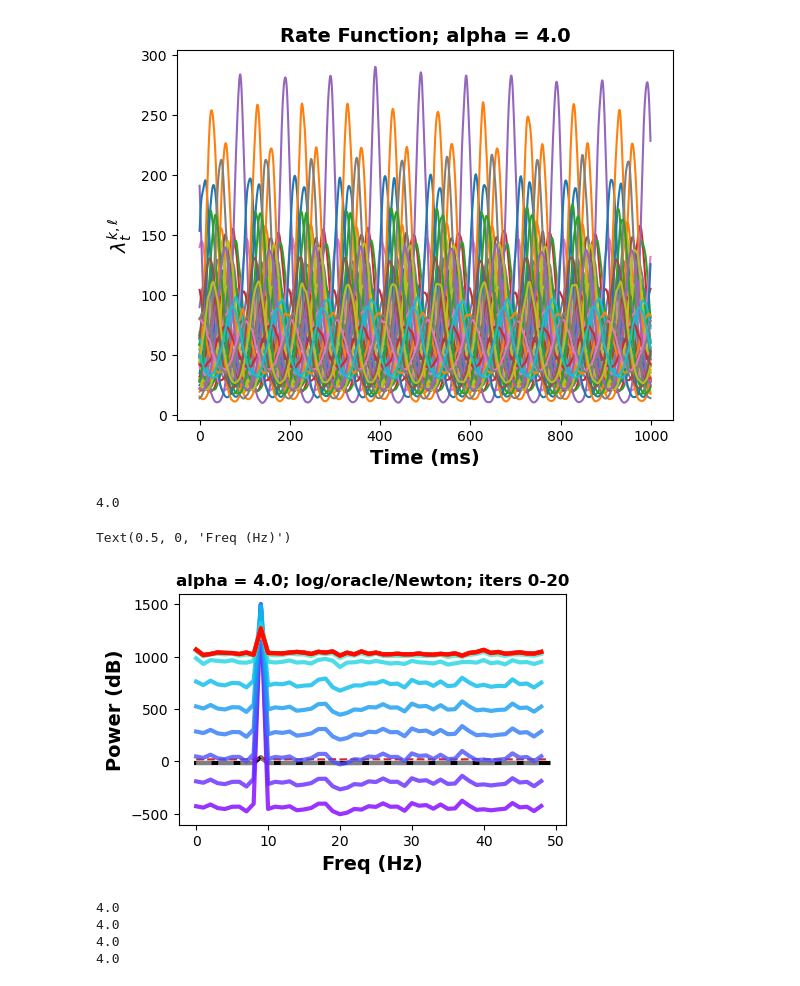
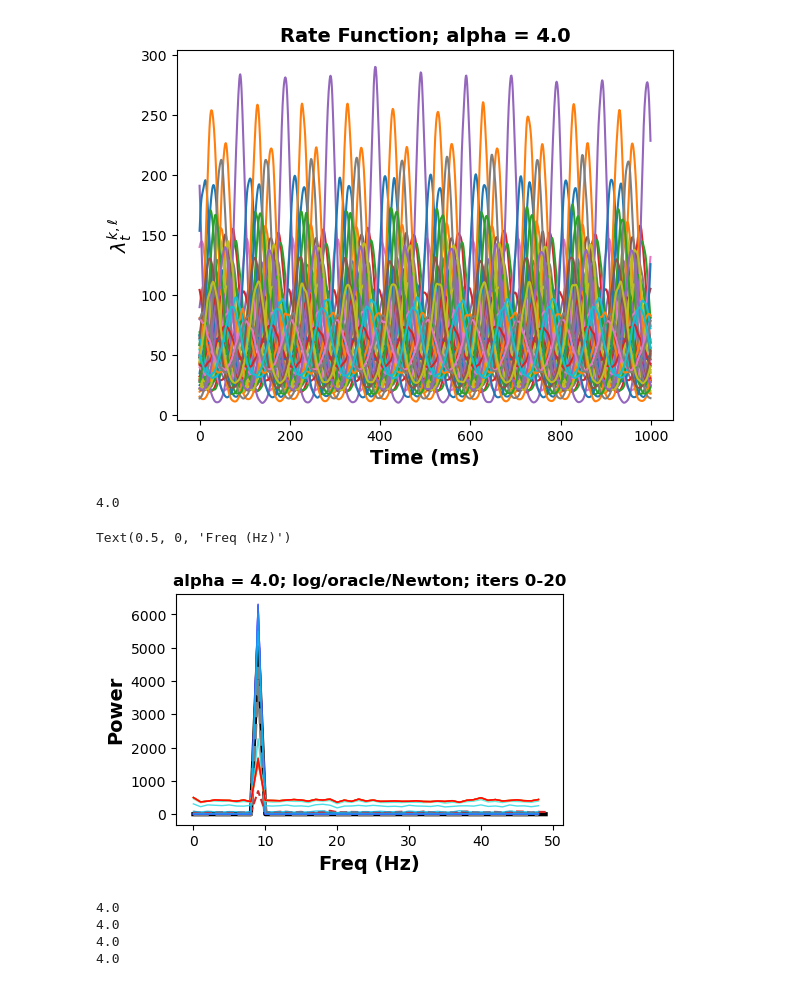
Before and after one commit to Stephen-Lab-BU/sgc, a Jupyter notebook: experiments/sgc-loglink-poisson-delta/alg_testing_fixed_gamma_optim_test.ipynb, the cells around one changed output. Drawn from its saved outputs; the diff is of its cells as text; code cells hidden in the pictures.

```diff
--- a/experiments/sgc-loglink-poisson-delta/alg_testing_fixed_gamma_optim_test.ipynb
+++ b/experiments/sgc-loglink-poisson-delta/alg_testing_fixed_gamma_optim_test.ipynb
@@ -170,7 +170,7 @@ track += 0
 
 
 print(alpha)
-logS = True
+logS = False
 alpha_dict = get_alpha_data(alpha, logS, link, init_type, optim_type, track=track)
 S_true = alpha_dict['S']['true']
 S_oracle = alpha_dict['S']['oracle']
@@ -185,36 +185,36 @@ S_init = alpha_dict['S']['init']
 
 ax.plot(S_true, color='k', label='true', linewidth=3)
 ax.plot(S_init, '--', color='tab:grey', label='init', linewidth=3)
 # ax.plot(S_oracle, color='tab:green', label='direct')
 ax.plot(S_naive, linestyle='--', color='tab:red', label='naive')
 
 
 if track is None:
     S_model = alpha_dict['S']['model']
-    ax.plot(S_model, color='tab:blue', linewidth=3, label='model')
+    ax.plot(S_model, color='tab:blue', linewidth=1, label='model')
     ax.set_title(f'alpha = {alpha}', fontweight='bold', fontsize=14)
 else:
     S_model_list = alpha_dict['S']['model']
     color = plt.cm.rainbow(np.linspace(0, 1, len(S_model_list)))
     # for i, c in enumerate(color):
     # plt.plot(x, y, c=c)
     for e, c in enumerate(color):
-        ax.plot(S_model_list[e]*(delta**2*(2*np.pi)**2), color=c, linewidth=3, alpha=0.8)
+        ax.plot(S_model_list[e], color=c, linewidth=1, alpha=0.8)
     ax.set_title(f'alpha = {alpha}; {link}/{init_type}/{optim_type}; iters {track[0]}-{track[1]}', fontweight='bold', fontsize=12)
 
 if logS is False:
     ax.set_ylabel(f'Power', fontweight='bold', fontsize=14)
 else:
     ax.set_ylabel(f'Power (dB)', fontweight='bold', fontsize=14)
 ax.set_xlabel('Freq (Hz)', fontweight='bold', fontsize=14)
 # if k == 3:
     # low = np.round(math.floor((1/Ks[k]) * 10)*(1/10),3)
     # ax[i1,i2].set_ylim([low, 1])
 # ax.set_ylim([1e4,1e8])
 # %% [output]
 4.0
 Text(0.5, 0, 'Freq (Hz)')
-[figure, old version]
+[figure, new version]
 # %%
 logS = False
 alpha = 4.0
```
Also changed, not shown: 34 other files.
